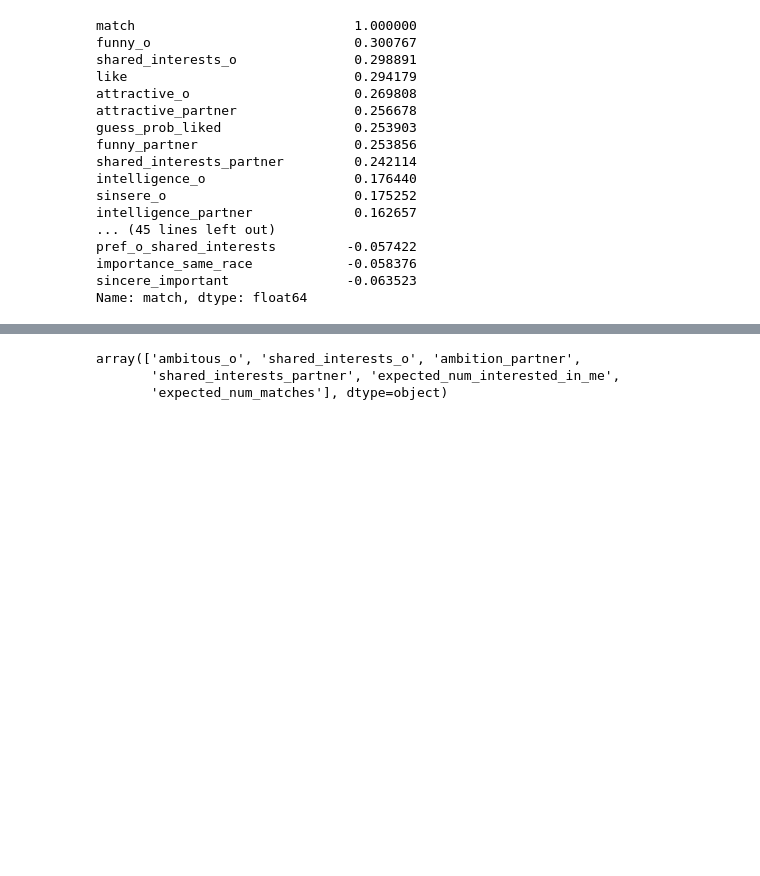
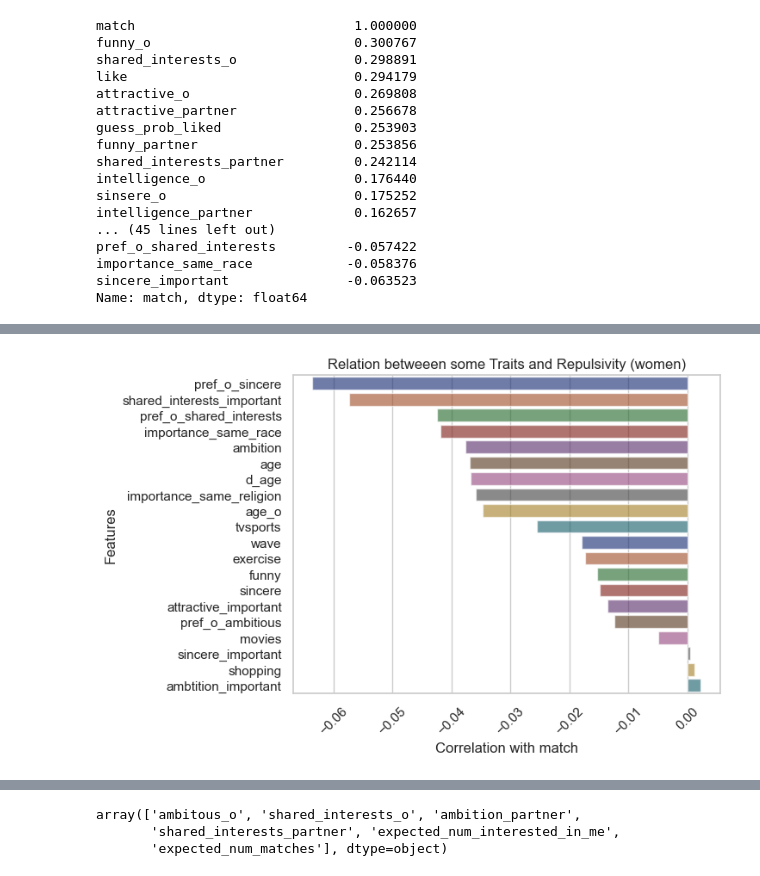
Before and after one commit to TrinhRobin/ML_projects, a Jupyter notebook: Speed_dating/speed_dating.ipynb, the cells around one changed output, grey strips where cells are left out. Drawn from its saved outputs; the diff is of its cells as text; code cells hidden in the pictures; blank space fills up the shorter version.

```diff
--- a/Speed_dating/speed_dating.ipynb
+++ b/Speed_dating/speed_dating.ipynb
@@ -456,0 +470,16 @@ Name: match, dtype: float64
+# %%
+sns.set_theme(style="whitegrid")
+
+
+g = sns.barplot(
+    x=df[df['gender']==df['gender'].unique()[0]].corr()['match'].sort_values()[:20],
+    y=df[df['gender']==df['gender'].unique()[0]].corr()['match'].sort_values()[:20].index,
+
+   palette="dark", alpha=.6
+)
+
+g.set(xlabel='Correlation with match', ylabel='Features')
+plt.xticks(rotation=45)
+g.set_title("Relation betweeen some Traits and Repulsivity (women)");
+# %% [output]
+[figure, added]
```
Also changed, not shown: parts of 6 cells of this notebook.
